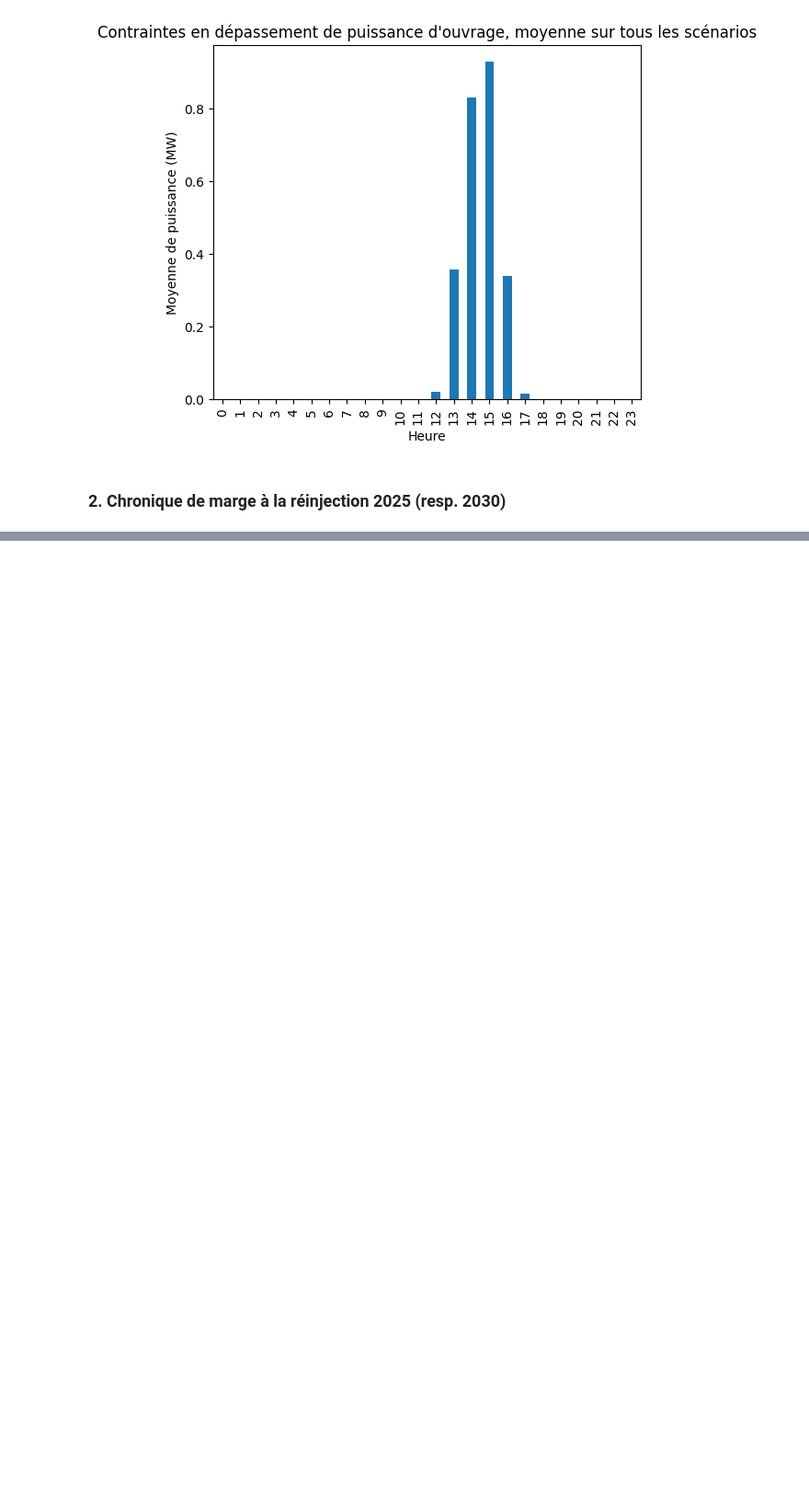
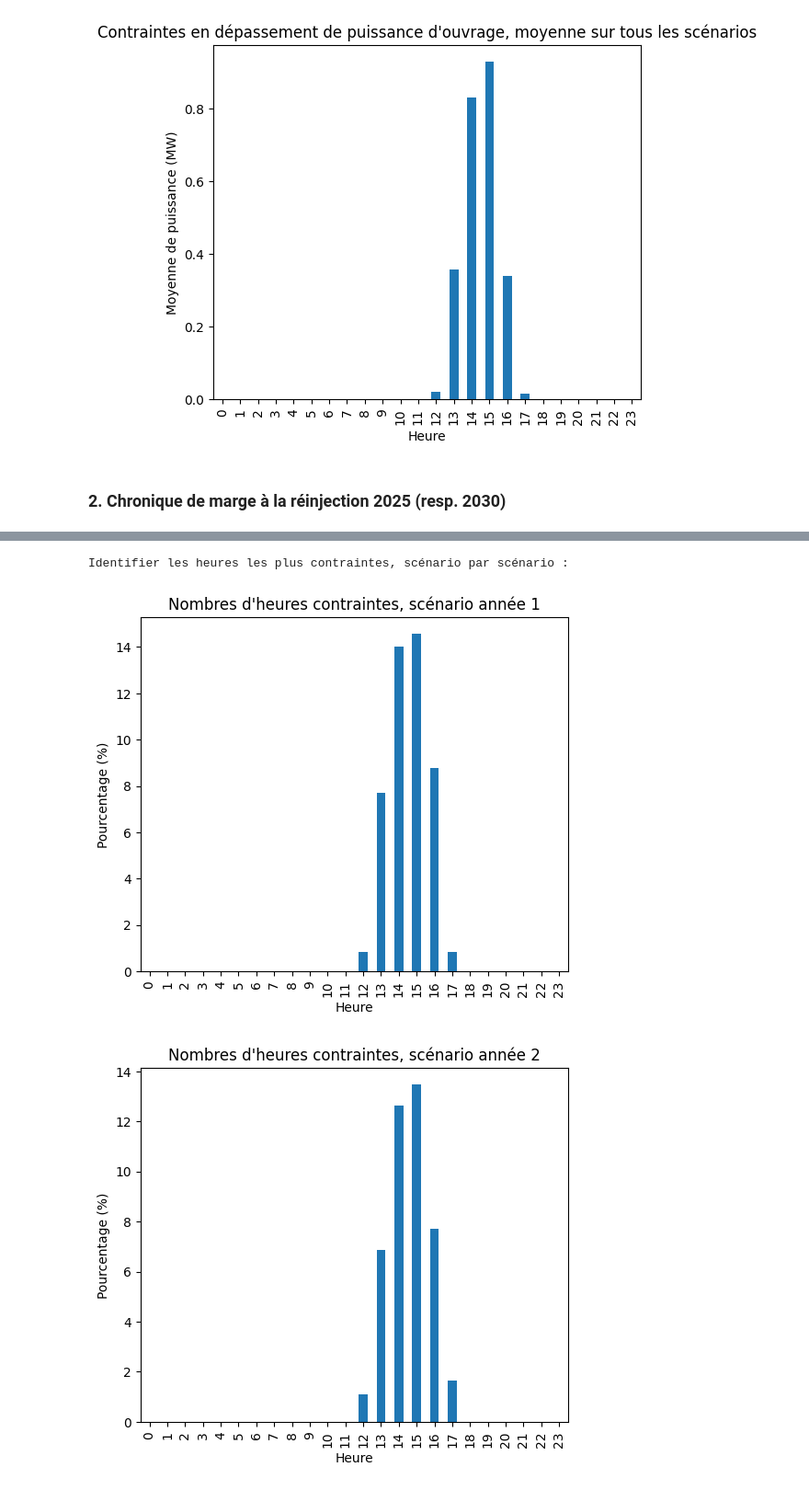
Before and after one commit to MattEclipse/congestion, a Jupyter notebook: notebooks/AO_flex_ex_Perquie.ipynb, the cells around one changed output, grey strips where cells are left out. Shown at 92% size. Cells and saved outputs as stored; diff of their text form; code cells hidden in the pictures; blank space fills up the shorter version.

```diff
--- a/notebooks/draft_congestion.ipynb
+++ b/notebooks/AO_flex_ex_Perquie.ipynb
@@ -182,3 +195,17 @@ Identifier les heures les plus contraintes, scénario par scénario :
 [figure]
 [figure]
 [figure]
+# %%
+print('Identifier les heures les plus contraintes, scénario par scénario :')
+
+(row, col) = df2.shape
+
+for i,a in enumerate(list_name_scnenario):
+    df = df2[['heure',a]].groupby(['heure'])[a].agg(lambda x: (x == 0).sum())*24*100/(row)
+    plt.figure(i)
+    df.plot(kind='bar', title="Nombres d'heures contraintes, scénario " + a, ylabel='Pourcentage (%)',
+        xlabel='Heure', figsize=(6, 5))
+# %% [output]
+Identifier les heures les plus contraintes, scénario par scénario :
+[figure, added]
+[figure, added]
```
Also changed, not shown: parts of 5 cells of this notebook.
